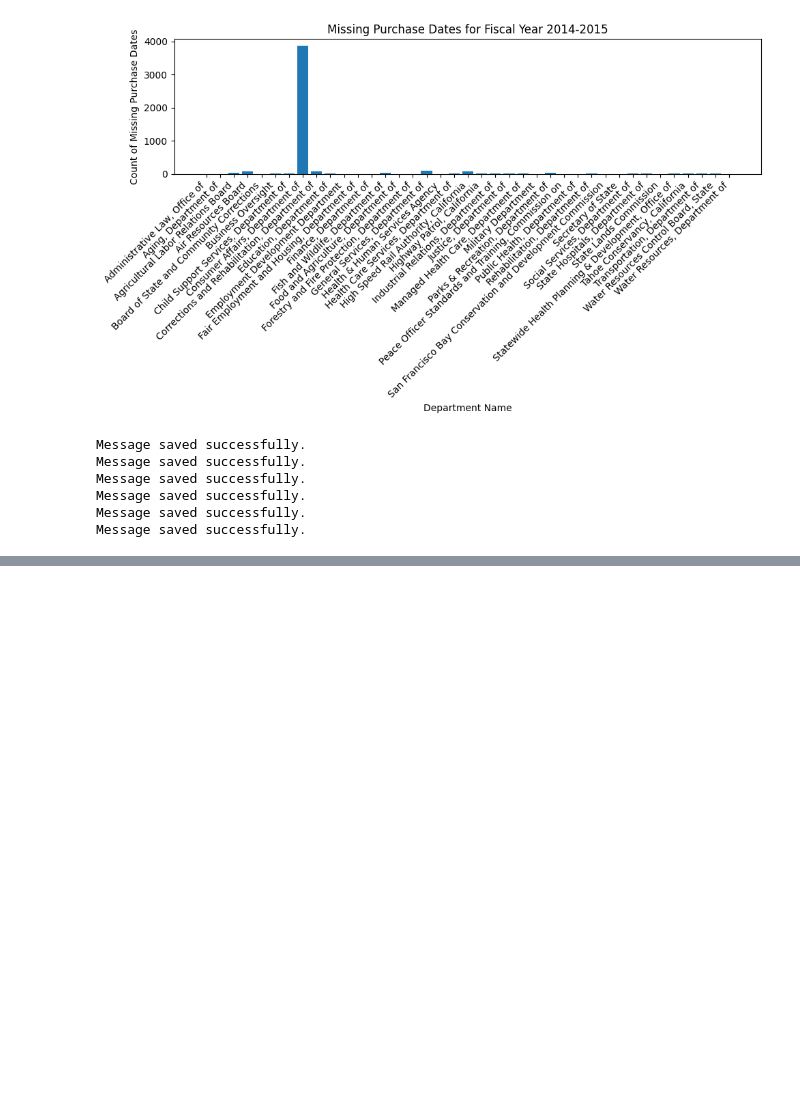
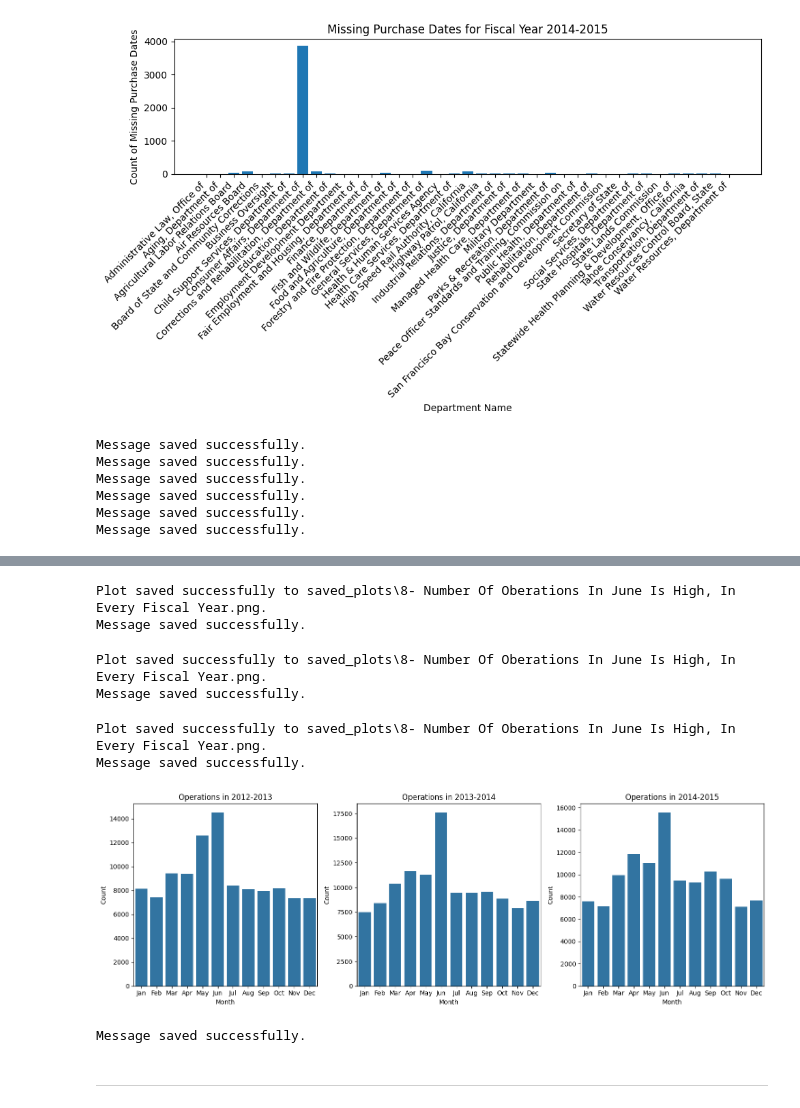
Before and after one commit to Elghandour-eng/Large-Purchases-by-the-State-of-CA-EDA, a Jupyter notebook: Data-Exploration.ipynb, the cells around one changed output, grey strips where cells are left out. Drawn from its saved outputs; the diff is of its cells as text; code cells hidden in the pictures; blank space fills up the shorter version.

```diff
--- a/Data-Exploration.ipynb
+++ b/Data-Exploration.ipynb
@@ -546,0 +707,39 @@ Message saved successfully.
+# %%
+copy_df = df.copy()
+# Re-Order Date with Craetion Date
+copy_df['Creation Date'] = pd.to_datetime(copy_df['Creation Date'], format='%m/%d/%Y')
+copy_df = copy_df.sort_values(by='Creation Date')
+copy_df['Month'] = copy_df['Creation Date'].dt.month
+# %%
+# Set up the plot
+fig, axs = plt.subplots(1, 3, figsize=(15, 5))
+
+# Define month names for better readability
+month_names = ['Jan', 'Feb', 'Mar', 'Apr', 'May', 'Jun', 'Jul', 'Aug', 'Sep', 'Oct', 'Nov', 'Dec']
+
+for i, fiscal_year in enumerate(['2012-2013', '2013-2014', '2014-2015']):
+    filtered_df = copy_df[copy_df['Fiscal Year'] == fiscal_year]
+    sns.countplot(x='Month', data=filtered_df, order=range(1, 13), ax=axs[i])
+    axs[i].set_title(f'Operations in {fiscal_year}')
+    axs[i].set_xlabel('Month')
+    axs[i].set_ylabel('Count')
+    axs[i].set_xticklabels(month_names)
+    notes.save_plot(plt.plot, "8- Number Of Oberations In June Is High, In Every Fiscal Year.png", month_names)
+
+
+plt.tight_layout()
+plt.show()
+# %% [output]
+Plot saved successfully to saved_plots\8- Number Of Oberations In June Is High, In Every Fiscal Year.png.
+Message saved successfully.
+Plot saved successfully to saved_plots\8- Number Of Oberations In June Is High, In Every Fiscal Year.png.
+Message saved successfully.
+Plot saved successfully to saved_plots\8- Number Of Oberations In June Is High, In Every Fiscal Year.png.
+Message saved successfully.
+[figure, added]
+# %%
+notes.take_message("8- Number Of Oberations In June Is High, In Every Fiscal Year")  # Add Break Line
+# %% [output]
+Message saved successfully.
+# %% [markdown]
+---
```
Also changed, not shown: parts of 18 cells of this notebook, 5 other files.
